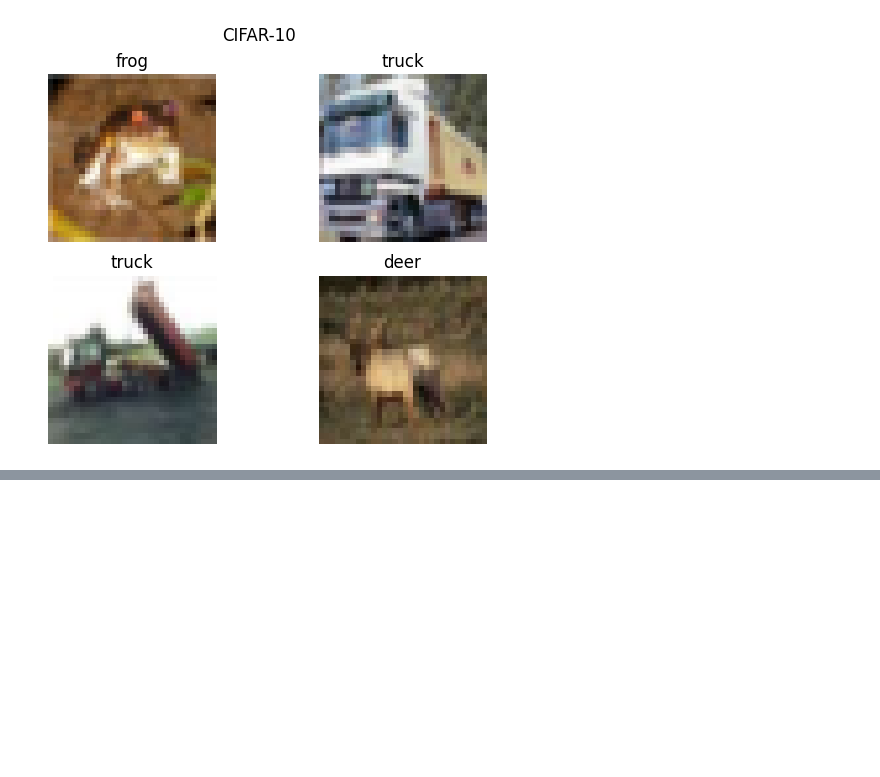
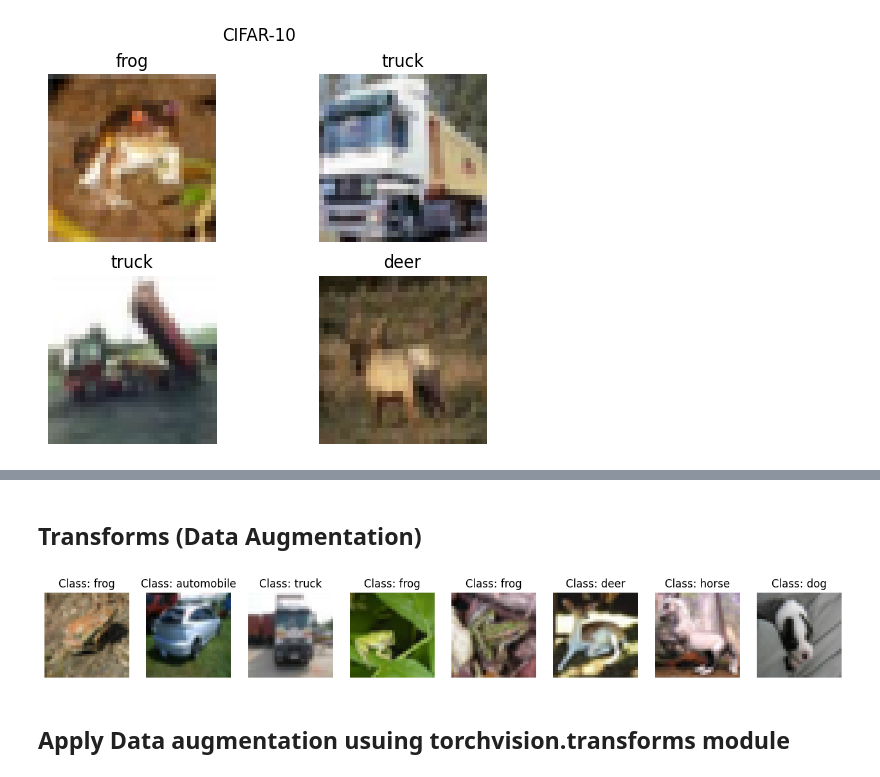
Before and after one commit to GoGiants1/MLDL-study, a Jupyter notebook: mldl-cnn.ipynb, the cells around one changed output, grey strips where cells are left out. Drawn from its saved outputs; the diff is of its cells as text; code cells hidden in the pictures; blank space fills up the shorter version.

```diff
--- a/mldl-cnn.ipynb
+++ b/mldl-cnn.ipynb
@@ -126,0 +130,28 @@ deer
+# %%
+def collate_fn(data_samples: list[tuple[PIL.Image.Image, int]])-> tuple:
+    batch_x, batch_y = [], []
+    toTensor = transforms.ToTensor()
+#     images, labels = zip(*data_samples)
+#     batch_x = [toTensor(x) for x in images]
+#     batch_y = labels
+    for i, (img, label) in enumerate(data_samples):
+        # img : (H, W, C)
+        # toTensor(img) -> (C, H, W)
+        batch_x.append(toTensor(img))
+        batch_y.append(torch.Tensor([label]))
+    batch_x = torch.stack(batch_x).float()
+    batch_y = torch.tensor(batch_y).long()
+
+    return batch_x, batch_y
+# %%
+batch_size = 8
+train_loader = DataLoader(dataset=train_dataset,
+                          batch_size=batch_size,
+                          shuffle=True,
+                          collate_fn=collate_fn
+                         )
+test_loader = DataLoader(dataset=test_dataset,
+                          batch_size=batch_size,
+                          shuffle=True,
+                          collate_fn=collate_fn
+                         )
@@ -126,0 +182,20 @@ deer
+# %% [markdown]
+## Transforms (Data Augmentation)
+# %%
+def visualize_batch(batch, augment=None):
+    images, labels = batch
+    batch_size = images.shape[0]
+    pltsize = 2
+    plt.figure(figsize=(batch_size * pltsize, pltsize))
+    for i in range(batch_size):
+        plt.subplot(1, batch_size, i + 1)
+        plt.axis('off')
+        plt.imshow(np.transpose(augment(images[i]) if augment else images[i], (1, 2, 0)))
+        plt.title('Class: ' + str(CIFAR10_LABEL[labels[i].item()]))
+
+sample_batch = next(iter(train_loader))
+visualize_batch(sample_batch)
+# %% [output]
+[figure, added]
+# %% [markdown]
+## Apply Data augmentation usuing torchvision.transforms module
```
Also changed, not shown: parts of 5 cells of this notebook.
